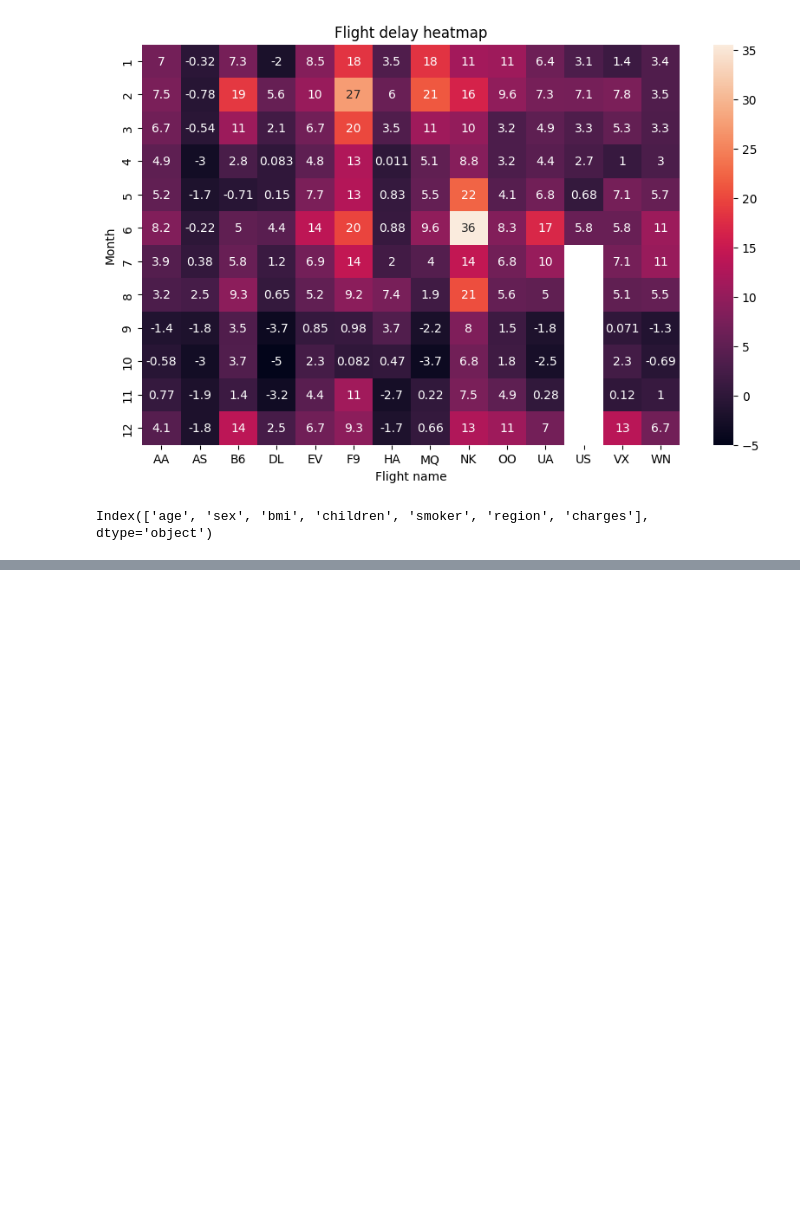
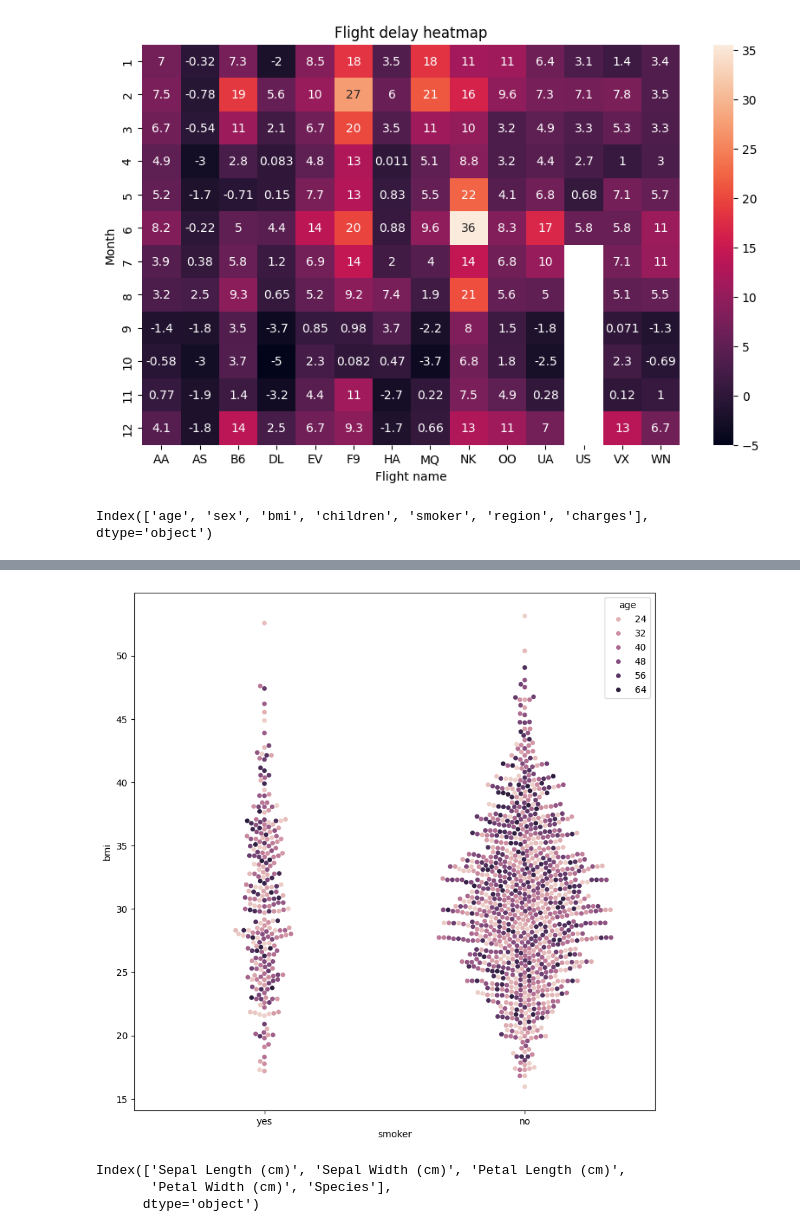
Before and after one commit to sanjograna711-arch/Practice-Learning-, a Jupyter notebook: Data_visualization.ipynb, the cells around one changed output, grey strips where cells are left out. Cells and saved outputs as stored; diff of their text form; code cells hidden in the pictures; blank space fills up the shorter version.

```diff
--- a/Data_visualization.ipynb
+++ b/Data_visualization.ipynb
@@ -65,7 +87,17 @@ Index(['age', 'sex', 'bmi', 'children', 'smoker', 'region', 'charges'], dtype='o
 # %%
-plt.figure(figsize = (10,6))
 
-sn.scatterplot(x = insurance_data.charges , y = insurance_data.bmi ,hue = insurance_data.age)
+plt.figure(figsize = (10,10))
 
+sn.swarmplot(x=insurance_data['smoker'],
+              y=insurance_data['bmi'],hue = insurance_data.age)
 
 plt.show()
+# %% [output]
+[figure, added]
+# %%
+iris_data = pd.read_csv("/content/iris.csv",index_col = "Id")
+iris_data.columns
+# %% [output]
+Index(['Sepal Length (cm)', 'Sepal Width (cm)', 'Petal Length (cm)',
+       'Petal Width (cm)', 'Species'],
+      dtype='object')
```
Also changed, not shown: parts of 5 cells of this notebook.
